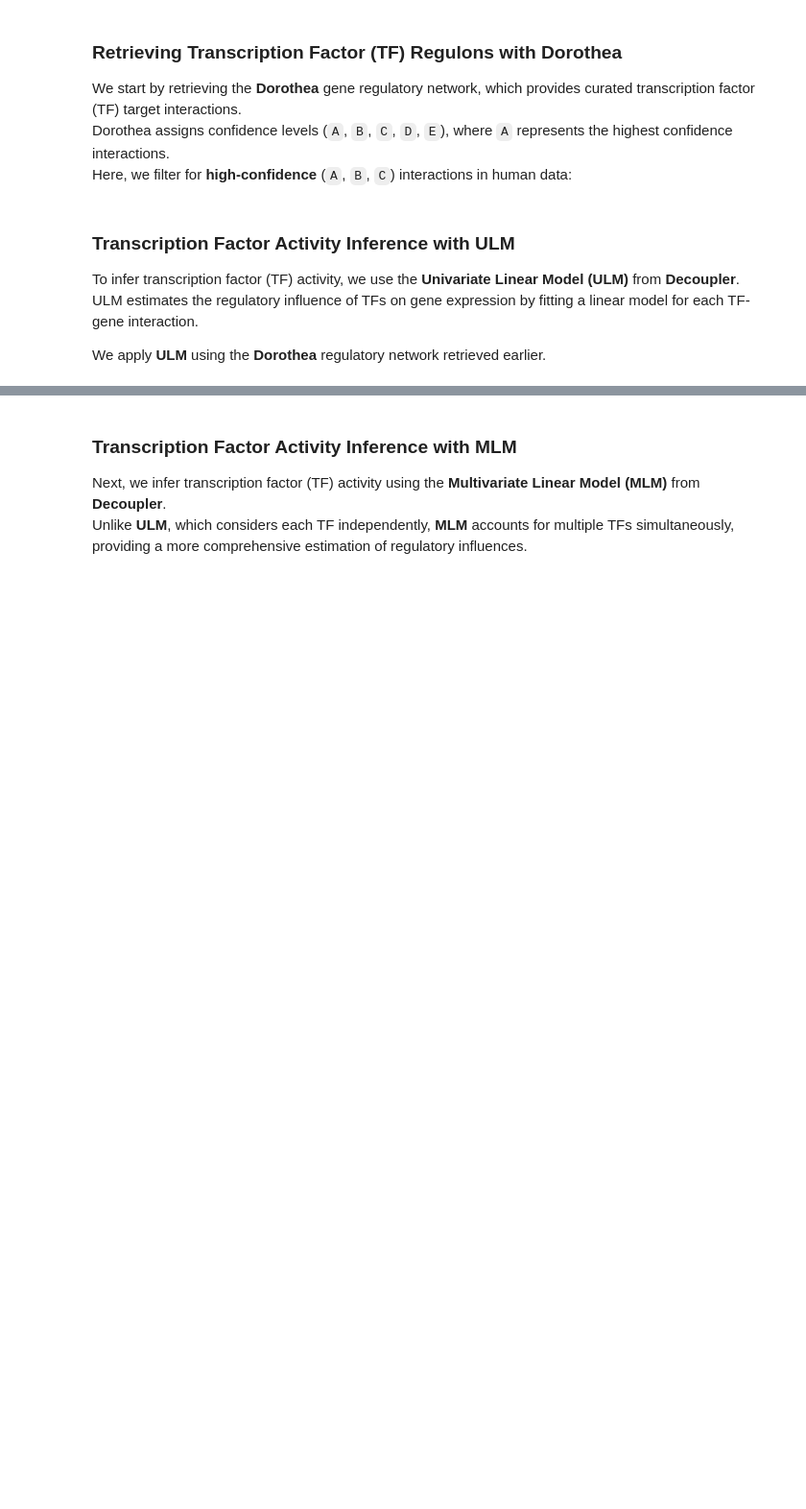
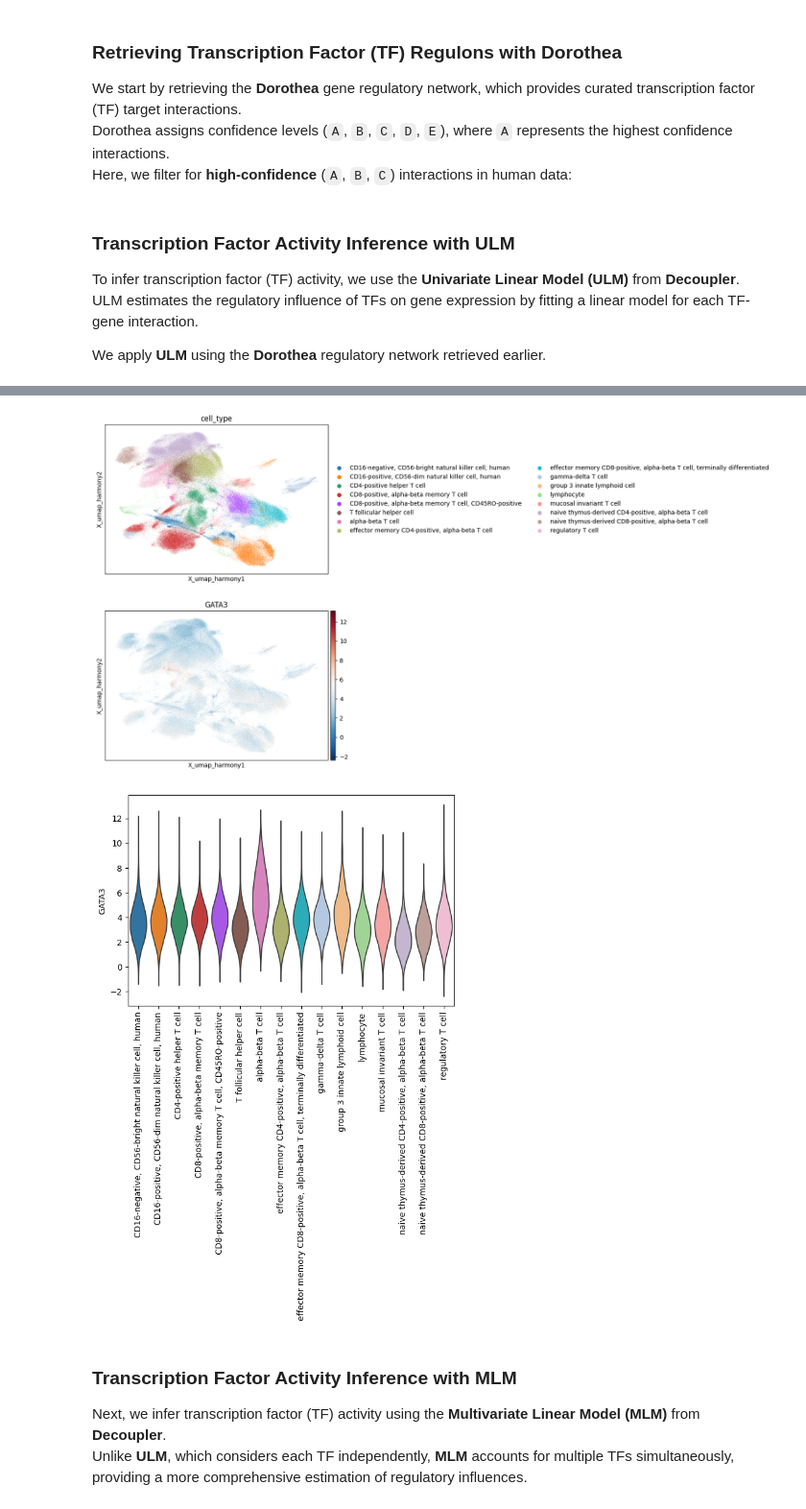
Before and after one commit to scverse/rapids_singlecell-notebooks, a Jupyter notebook: 02_decoupler.ipynb, the cells around one changed output, grey strips where cells are left out. Shown at 96% size. Cells and saved outputs as stored; diff of their text form; code cells hidden in the pictures; blank space fills up the shorter version.

```diff
--- a/02_decoupler.ipynb
+++ b/02_decoupler.ipynb
@@ -53,3 +53,11 @@ Wall time: 12.8 s
+# %%
+acts = dc.get_acts(adata, obsm_key='ulm_estimate')
+# %%
+sc.pl.embedding(acts,basis="X_umap_harmony", color=["cell_type", "GATA3"], cmap='RdBu_r',ncols=1)
+sc.pl.violin(acts, keys=['GATA3'], groupby='cell_type', rotation=90, size = 0)
+# %% [output]
+[figure, added]
+[figure, added]
 # %% [markdown]
 ### Transcription Factor Activity Inference with MLM
 
```
Also changed, not shown: parts of 6 cells of this notebook, 2 other files.
